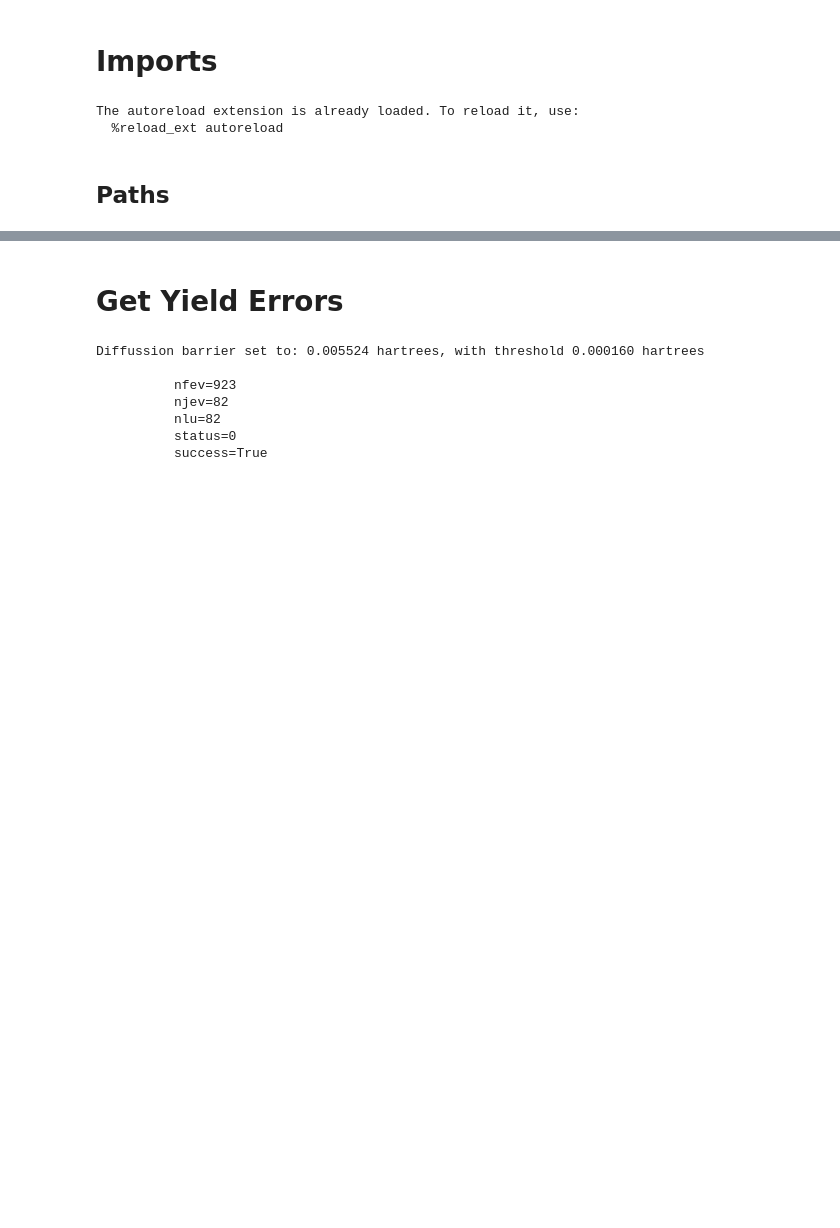
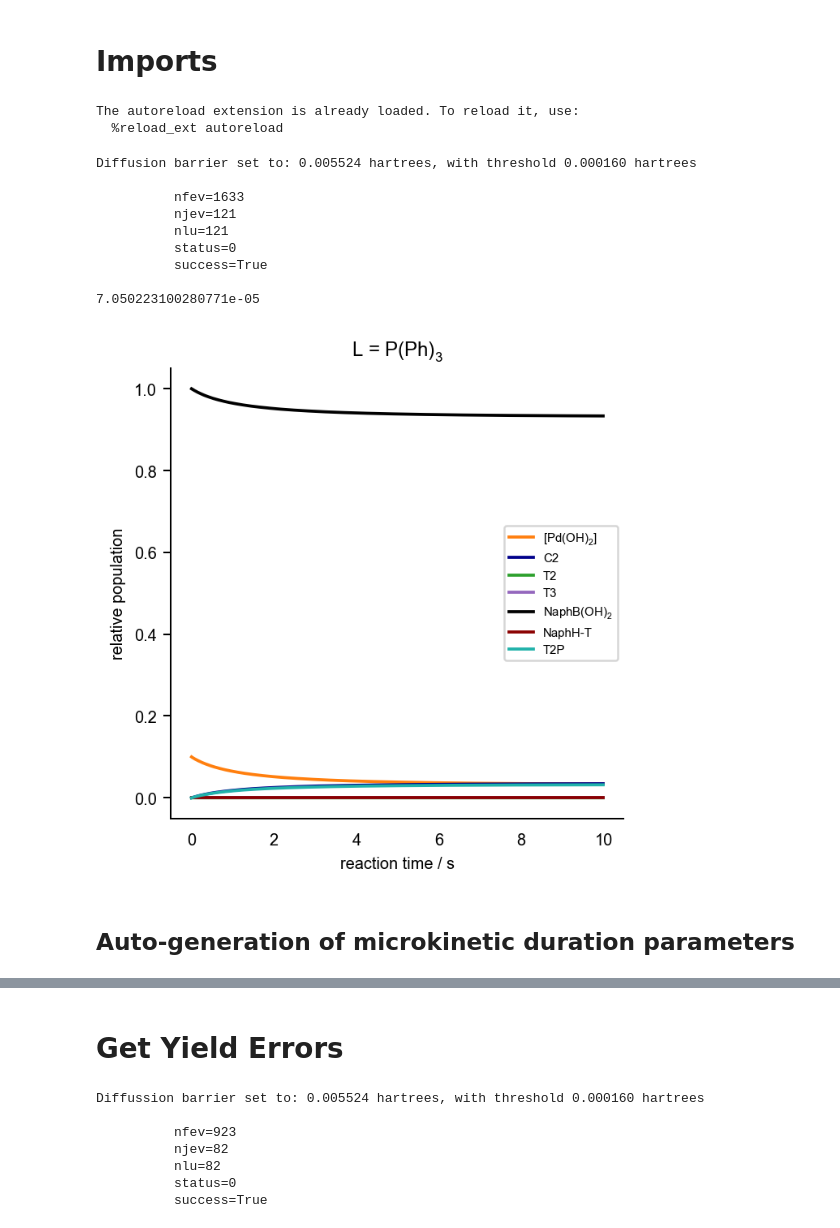
Before and after one commit to chertianser/pdcatpdb-code, a Jupyter notebook: microkinetic_simulations.ipynb, the cells around one changed output, grey strips where cells are left out. Cells and saved outputs as stored; diff of their text form; code cells hidden in the pictures; blank space fills up the shorter version.

```diff
--- a/microkinetic_simulations.ipynb
+++ b/microkinetic_simulations.ipynb
@@ -74,6 +75,12 @@ nice_structure_names = {
     "39-ts-t2-t2p": "T2-T2P",
     "40-t2p-boh3": "T2P + B(OH)$_3$",
     "41-t2p": "T2P",
+    "pre-catalyst": "[Pd(OH)$_2$]",
+    "ligand": "L",
+    "naphh-t": "NaphH-T",
+    'naphboh2': 'NaphB(OH)$_2$',
+    'h2o': "H$_2$O",
+    'boh3': "B(OH)$_3$",
 }
 
 proper_names_dict = {'3r-adjohnphos': "AdJohnPhos",
@@ -362,9 +304,29 @@ def intermediate_correction(row, ts_dict):
 # %%
-DEBUG: bool = True  # Debug utilities
+mk_params = {'MK_TFIN': 10.0, 'MK_TREP': 0.01, 'MK_DT': 0.1}
+cmap = mpl.cm.get_cmap('tab10')
+desired_traces = {'00-lpdoh2': cmap.colors[1],
+                'pre-catalyst': cmap.colors[1],
+                '05-c2': "darkblue",
+                '15-t2': cmap.colors[2],
+                '19-t3': cmap.colors[4],
+                'naphboh2': "black",
+                'naphh-t': "darkred",
+                '41-t2p': 'lightseagreen'}
 
-MK_T: float = 333.15               # Temperature (K)
-
-kb: float = 1.38064852E-023     # Boltzmann Constant (kg·m2·s-2·K-1)
-Na: float = 6.02214076E+023     # Avogadro's Number (mol-1)
-h: float = 6.62607004E-034      # Plank Constant (m2·kg·s-1)
-R: float = 8.31445985           # Ideal Gas Constant (kg⋅m2⋅s−2⋅K−1⋅mol−1)
+for ligand in ['t2p-2c-pph3']:
+    D_NAME = ligand
+    concentrations_dict = {'naphboh2': 0.02, 'pre-catalyst': 0.002, 'h2o': 0.07, 'ligand': 0.002} # units are in M
+    cs, df = get_mk_file(D_NAME=D_NAME, mk_params=mk_params, concentrations_dict=concentrations_dict)
+    comp_yield = get_mk_profile(D_NAME=D_NAME, cs=cs, df=df, concentrations_dict=concentrations_dict, desired_traces=desired_traces)
+    print(comp_yield)
+# %% [output]
+Diffusion barrier set to: 0.005524 hartrees, with threshold 0.000160 hartrees
+
+          nfev=1633
+          njev=121
+          nlu=121
+          status=0
+          success=True
+
+7.050223100280771e-05
+[figure, added]
@@ -612,4 +333,4 @@ exp_error_dict = {"pph3": 0.0001,
 # %% [markdown]
-## Paths
+## Auto-generation of microkinetic duration parameters
 # %%
 threshold = 1e-08
```
Also changed, not shown: parts of 7 cells of this notebook, 1 other file.
